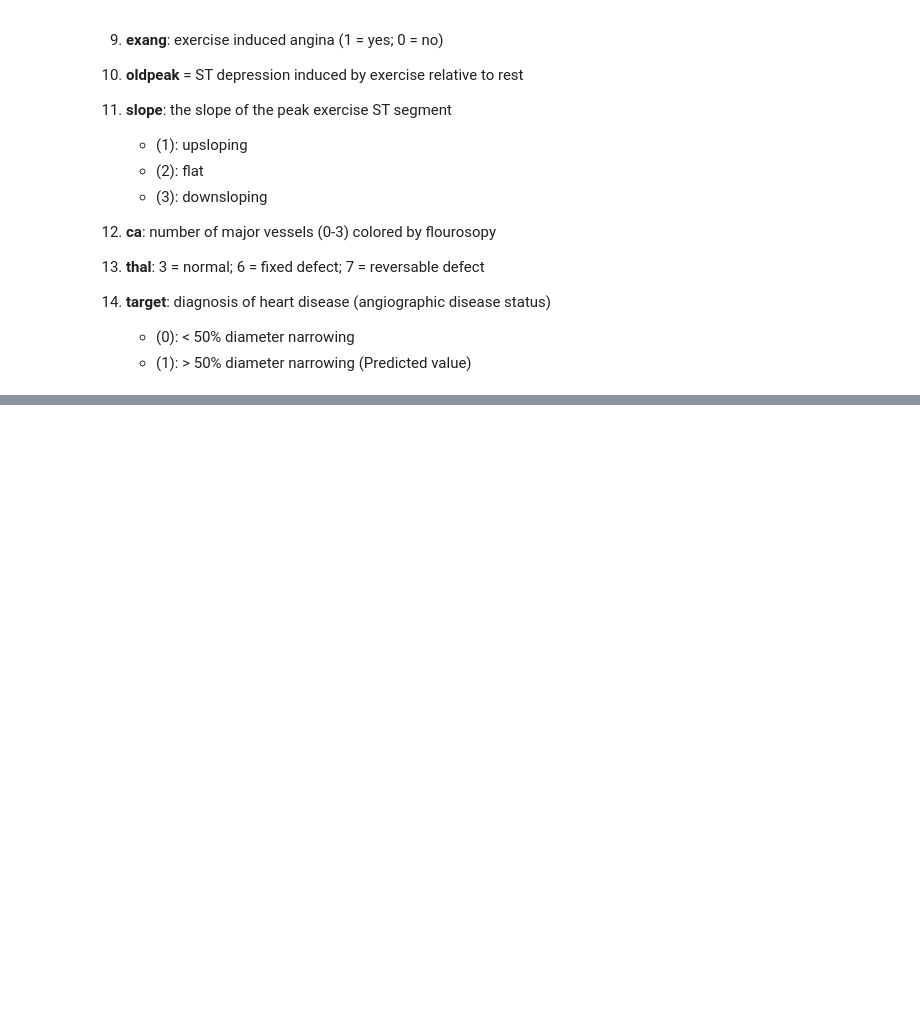
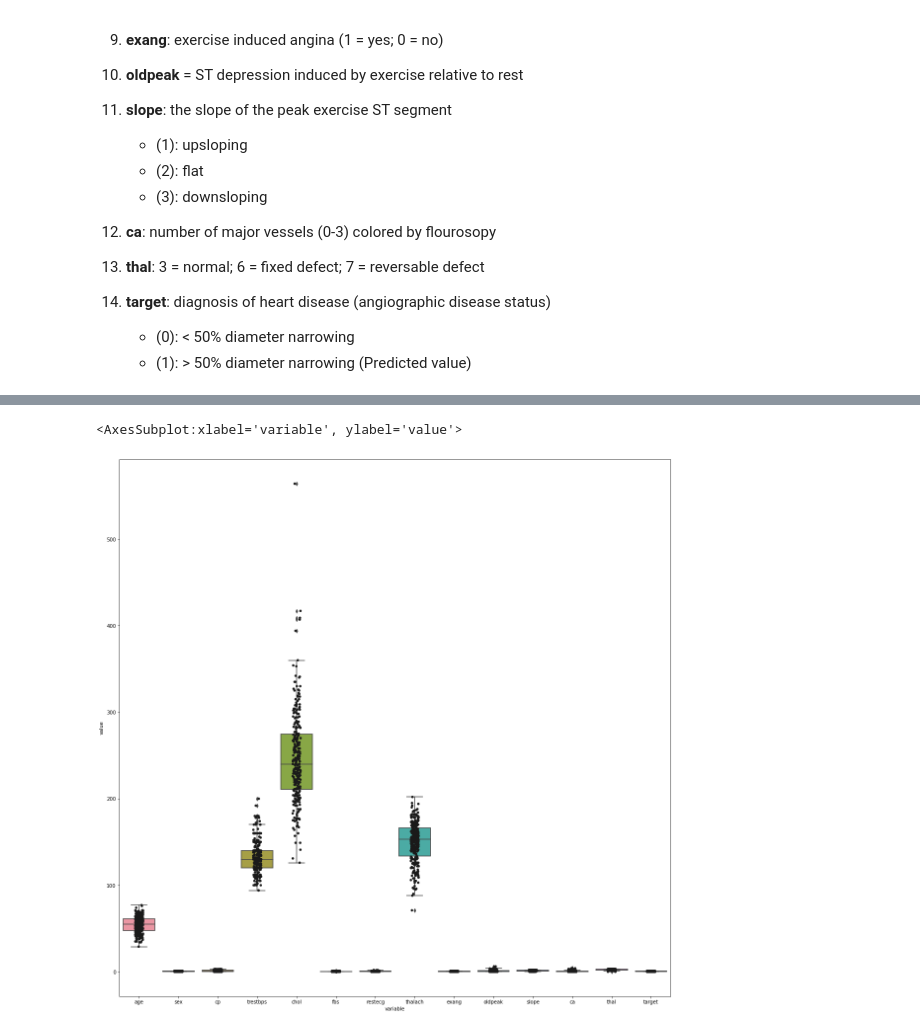
Before and after one commit to s-bose/heart_disease_classification, a Jupyter notebook: heart_disease.ipynb, the cells around one changed output, grey strips where cells are left out. Drawn from its saved outputs; the diff is of its cells as text; code cells hidden in the pictures; blank space fills up the shorter version.

```diff
--- a/heart_disease.ipynb
+++ b/heart_disease.ipynb
@@ -70,0 +90,8 @@ heart_df
+# %%
+import seaborn as sns
+_, ax = plt.subplots(figsize=(20, 20))
+sns.boxplot(x="variable", y="value", data=pd.melt(heart_df), ax=ax)
+sns.stripplot(x="variable", y="value", data=pd.melt(heart_df), ax=ax, color='.1')
+# %% [output]
+<AxesSubplot:xlabel='variable', ylabel='value'>
+[figure, added]
```
Also changed, not shown: parts of 7 cells of this notebook, 4 other files.
